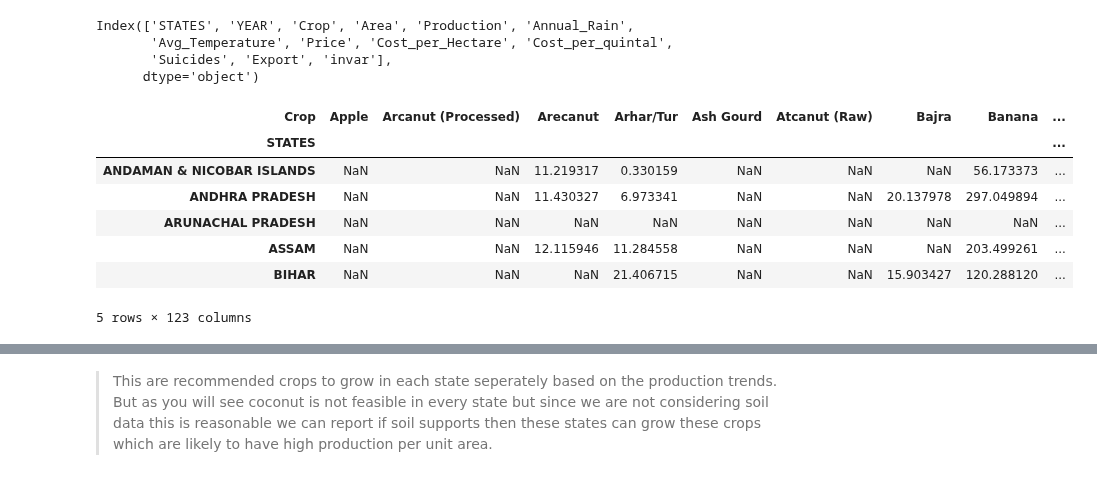
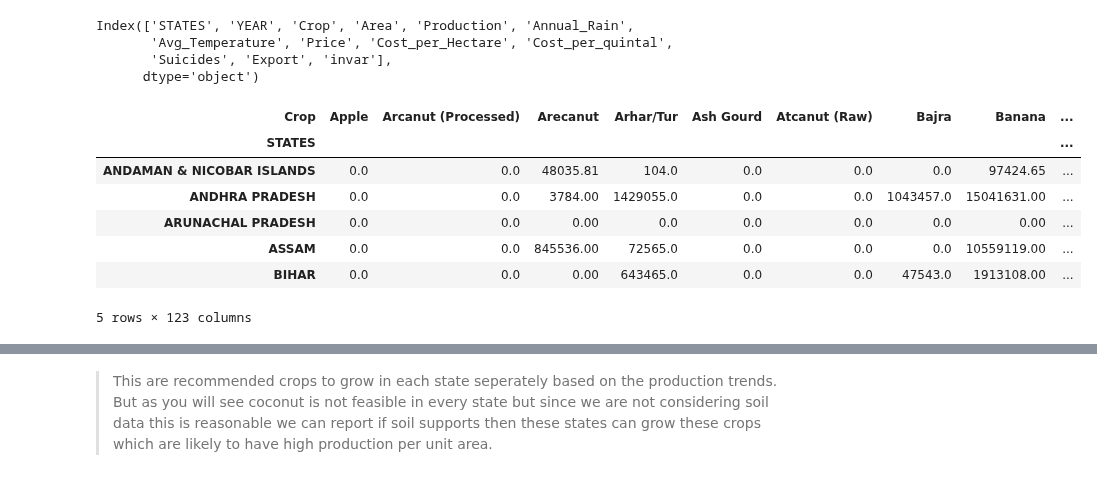
Before and after one commit to nitinvbharti/Agriculture_Analysis, a Jupyter notebook: Agro_analysis.ipynb, the cells around one changed output, grey strips where cells are left out. Saved outputs shown, nothing was run; the diff lists cells and outputs as text; code cells hidden in the pictures.

Commit message:
Current high production added manual analysis required.

```diff
--- a/Agro_analysis.ipynb
+++ b/Agro_analysis.ipynb
@@ -1078,19 +1078,20 @@ Index(['STATES', 'YEAR', 'Crop', 'Area', 'Production', 'Annual_Rain',
        'Suicides', 'Export', 'invar'],
       dtype='object')
 # %%
-merged_all['invar'] = (merged_all['Production']/merged_all['Area'])
+merged_all['invar'] = (merged_all['Production'])
 # %%
-state_crop = merged_all[['STATES','Crop','invar']]
+state_crop = (merged_all[['STATES','Crop','invar']])
 state_crop = state_crop.groupby(['STATES','Crop']).agg('sum').reset_index()
 state_crop = state_crop.pivot(index='STATES',columns = 'Crop',values = 'invar')
 #Use fill na as per your choice
+state_crop = state_crop.fillna(0)
 state_crop.head()
 # %% [output]
 | Crop | Apple | Arcanut (Processed) | Arecanut | Arhar/Tur | Ash Gourd | Atcanut (Raw) | Bajra | Banana | ... |
 | STATES |  |  |  |  |  |  |  |  | ... |
-| ANDAMAN & NICOBAR ISLANDS | NaN | NaN | 11.219317 | 0.330159 | NaN | NaN | NaN | 56.173373 | ... |
-| ANDHRA PRADESH | NaN | NaN | 11.430327 | 6.973341 | NaN | NaN | 20.137978 | 297.049894 | ... |
-| ARUNACHAL PRADESH | NaN | NaN | NaN | NaN | NaN | NaN | NaN | NaN | ... |
-| ASSAM | NaN | NaN | 12.115946 | 11.284558 | NaN | NaN | NaN | 203.499261 | ... |
-| BIHAR | NaN | NaN | NaN | 21.406715 | NaN | NaN | 15.903427 | 120.288120 | ... |
+| ANDAMAN & NICOBAR ISLANDS | 0.0 | 0.0 | 48035.81 | 104.0 | 0.0 | 0.0 | 0.0 | 97424.65 | ... |
+| ANDHRA PRADESH | 0.0 | 0.0 | 3784.00 | 1429055.0 | 0.0 | 0.0 | 1043457.0 | 15041631.00 | ... |
+| ARUNACHAL PRADESH | 0.0 | 0.0 | 0.00 | 0.0 | 0.0 | 0.0 | 0.0 | 0.00 | ... |
+| ASSAM | 0.0 | 0.0 | 845536.00 | 72565.0 | 0.0 | 0.0 | 0.0 | 10559119.00 | ... |
+| BIHAR | 0.0 | 0.0 | 0.00 | 643465.0 | 0.0 | 0.0 | 47543.0 | 1913108.00 | ... |
 5 rows × 123 columns
```
Also changed, not shown: parts of 6 cells of this notebook.
